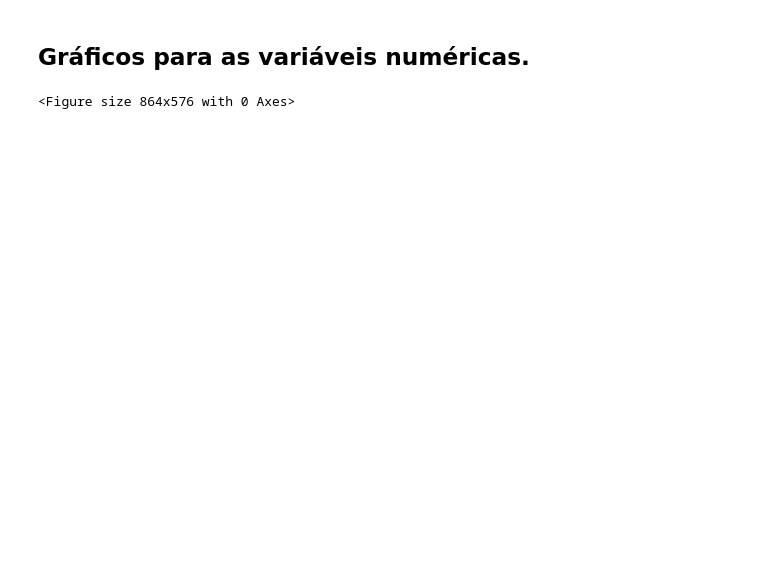
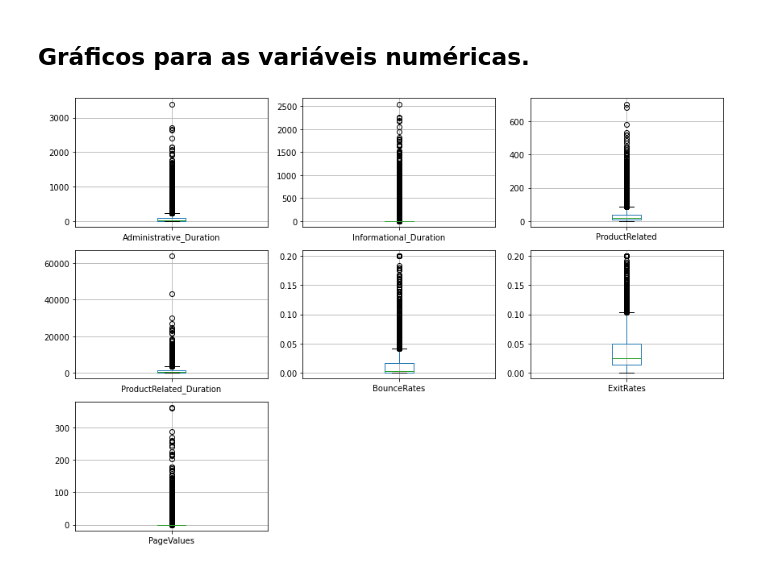
Before and after one commit to Gugah007/Projeto-ML-Classifica-o-Prevendo-a-intencao-de-compras-de-usuario-usando-SVM, a Jupyter notebook: Prevendo a Intencao de Compras de Usuario usando SVM.ipynb, the cells around one changed output. Cells and saved outputs as stored; diff of their text form; code cells hidden in the pictures; blank space fills up the shorter version.

```diff
--- a/Prevendo a Intencao de Compras de Usuario usando SVM.ipynb
+++ b/Prevendo a Intencao de Compras de Usuario usando SVM.ipynb
@@ -179,11 +179,11 @@ df[categorical].head()
 # %%
 # Tamanho da área de plotagem
 fig = plt.figure(figsize = (12,8))
 
 # Loop pelas variáveis contínuas
-for i, col in enumerates(continuous):
+for i, col in enumerate(continuous):
     plt.subplot(3,3, i + 1);
     df.boxplot(col)
-    plt.tight_layou
+    plt.tight_layout()
 # %% [output]
-<Figure size 864x576 with 0 Axes>
+[figure, added]
```
